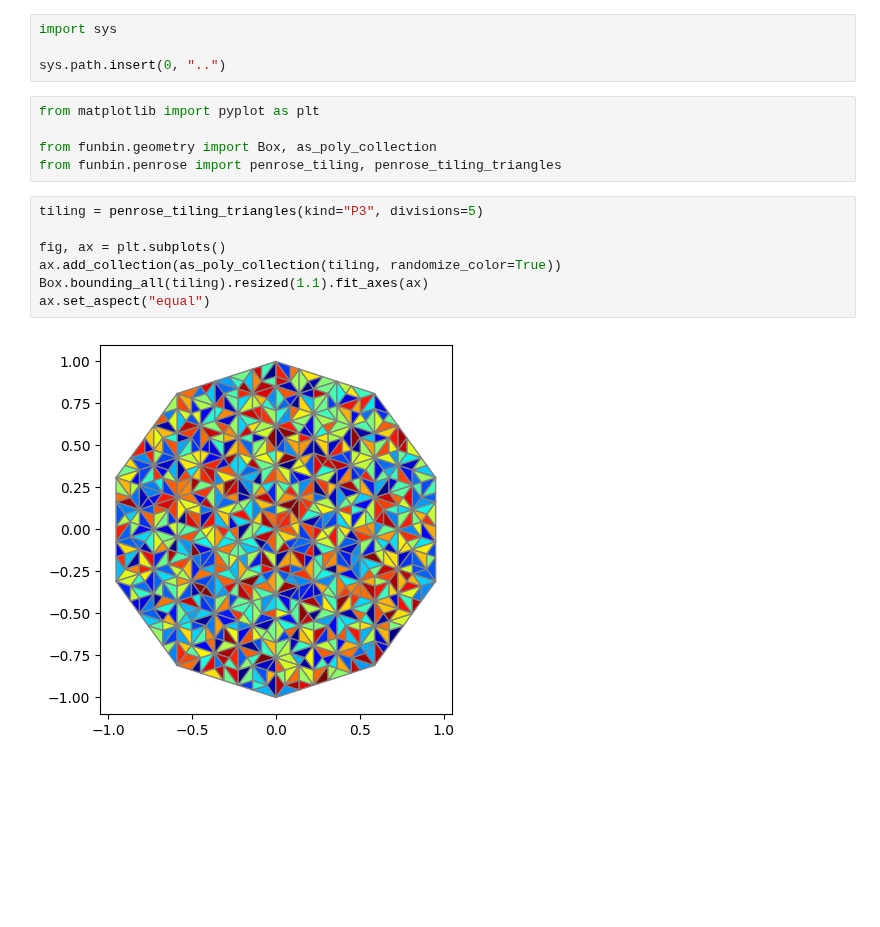
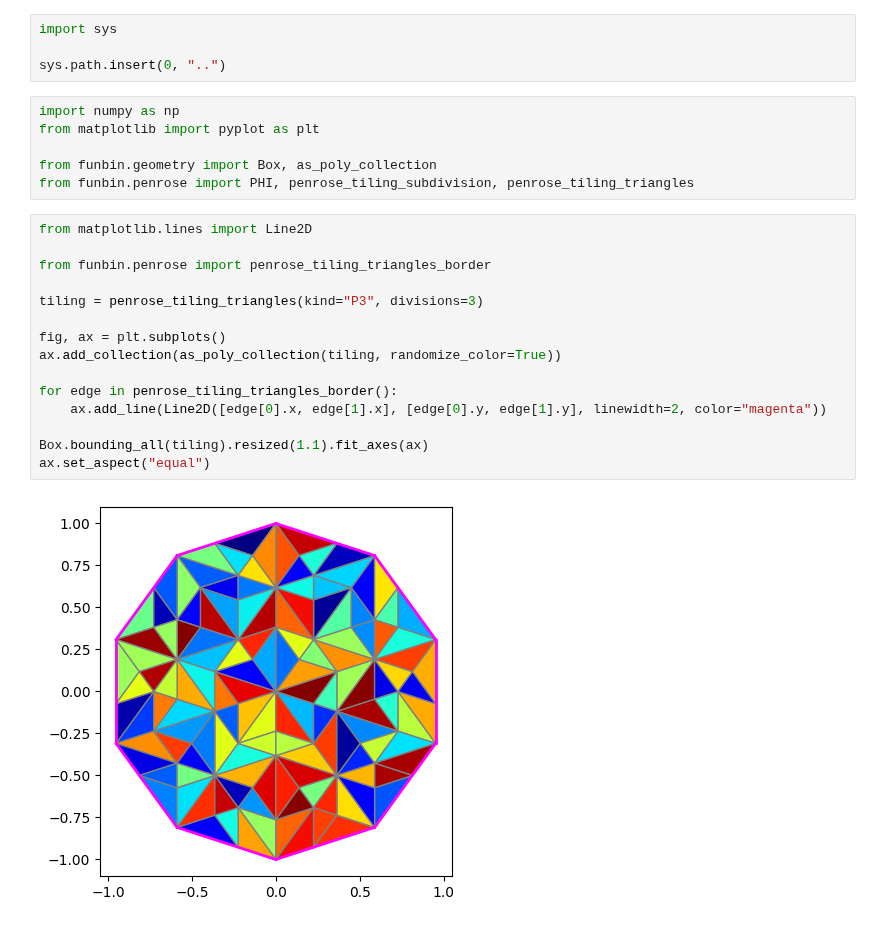
Before and after one commit to nj-vs-vh/funbin, a Jupyter notebook: scripts/penrose_subdivision.ipynb, the cells around one changed output. Saved outputs shown, nothing was run; the diff lists cells and outputs as text; blank space fills up the shorter version.

```diff
--- a/scripts/penrose_subdivision.ipynb
+++ b/scripts/penrose_subdivision.ipynb
@@ -3,17 +3,26 @@ import sys
 
 sys.path.insert(0, "..")
 # %%
+import numpy as np
 from matplotlib import pyplot as plt
 
 from funbin.geometry import Box, as_poly_collection
-from funbin.penrose import penrose_tiling, penrose_tiling_triangles
+from funbin.penrose import PHI, penrose_tiling_subdivision, penrose_tiling_triangles
 # %%
-tiling = penrose_tiling_triangles(kind="P3", divisions=5)
+from matplotlib.lines import Line2D
+
+from funbin.penrose import penrose_tiling_triangles_border
+
+tiling = penrose_tiling_triangles(kind="P3", divisions=3)
 
 fig, ax = plt.subplots()
 ax.add_collection(as_poly_collection(tiling, randomize_color=True))
+
+for edge in penrose_tiling_triangles_border():
+    ax.add_line(Line2D([edge[0].x, edge[1].x], [edge[0].y, edge[1].y], linewidth=2, color="magenta"))
+
 Box.bounding_all(tiling).resized(1.1).fit_axes(ax)
 ax.set_aspect("equal")
 # %% [output]
-[figure, old version]
+[figure, new version]
 # %%
```
Also changed, not shown: parts of 3 cells of this notebook, 4 other files.
